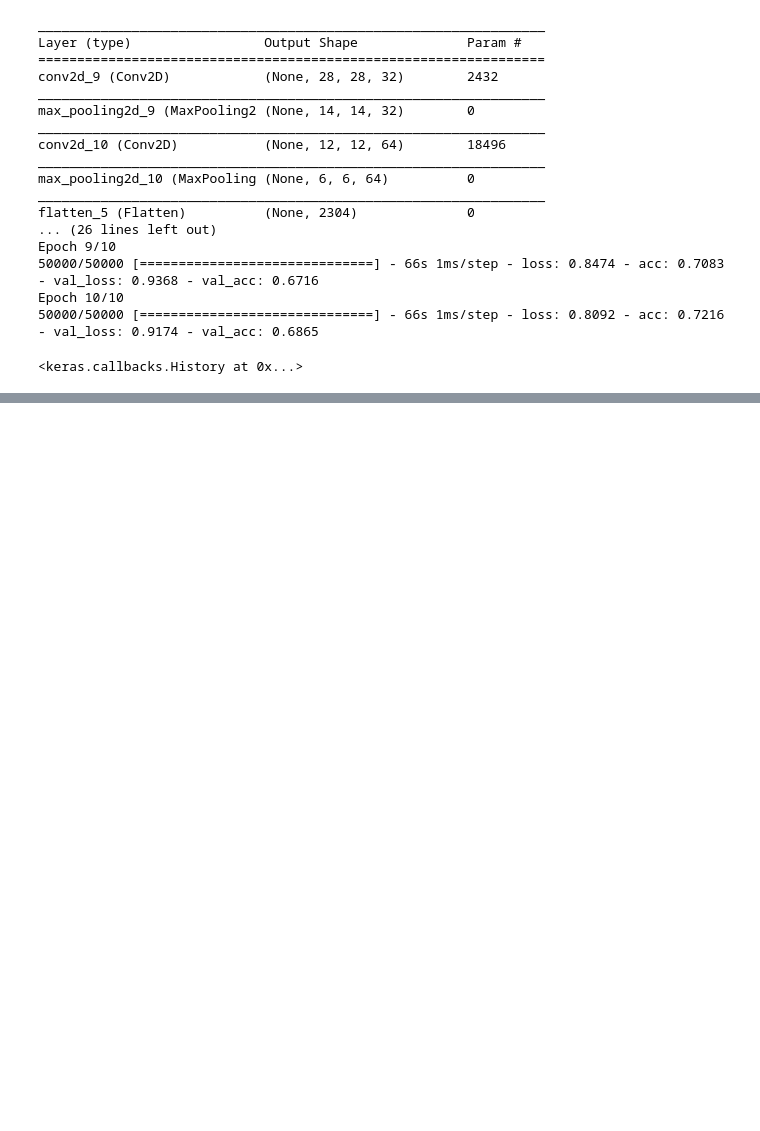
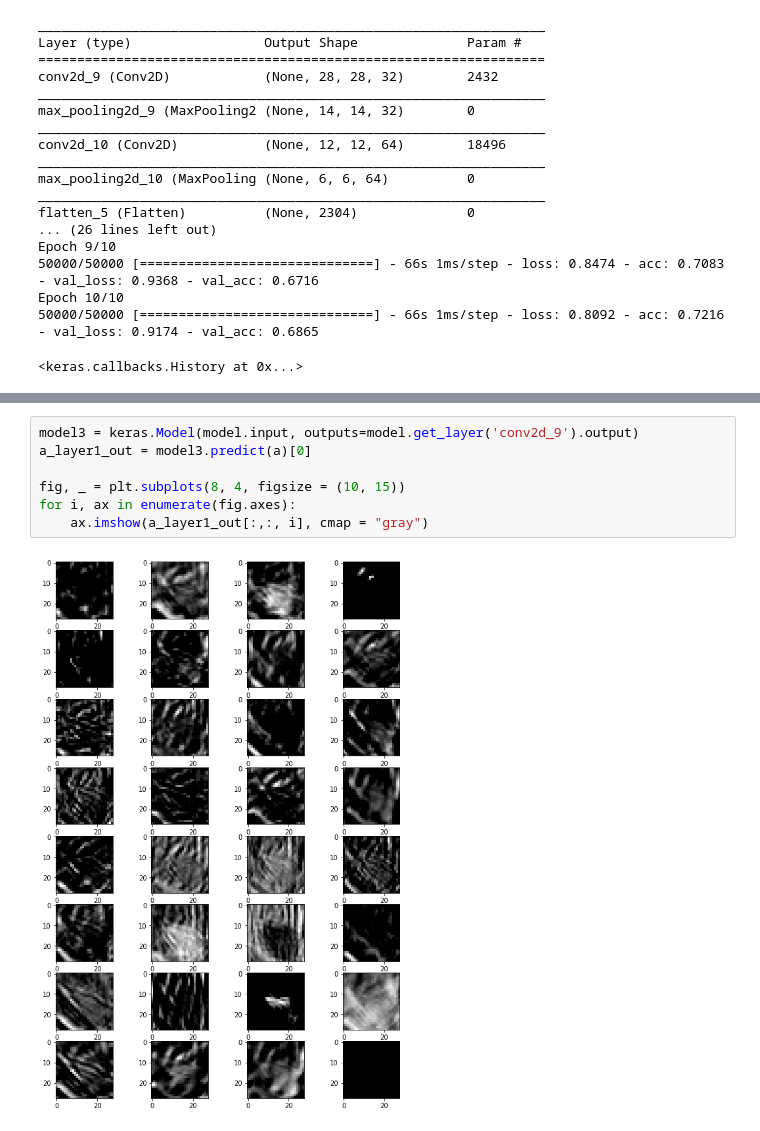
Before and after one commit to abulbasar/neural-networks, a Jupyter notebook: demos/Day 3 - cifar 10.ipynb, the cells around one changed output, grey strips where cells are left out. Cells and saved outputs as stored; diff of their text form; blank space fills up the shorter version.

```diff
--- a/demos/Day 3 - cifar 10.ipynb
+++ b/demos/Day 3 - cifar 10.ipynb
@@ -118,0 +164,9 @@ Epoch 10/10
+# %%
+model3 = keras.Model(model.input, outputs=model.get_layer('conv2d_9').output)
+a_layer1_out = model3.predict(a)[0]
+
+fig, _ = plt.subplots(8, 4, figsize = (10, 15))
+for i, ax in enumerate(fig.axes):
+    ax.imshow(a_layer1_out[:,:, i], cmap = "gray")
+# %% [output]
+[figure, added]
```
Also changed, not shown: parts of 11 cells of this notebook, 4 other files.
